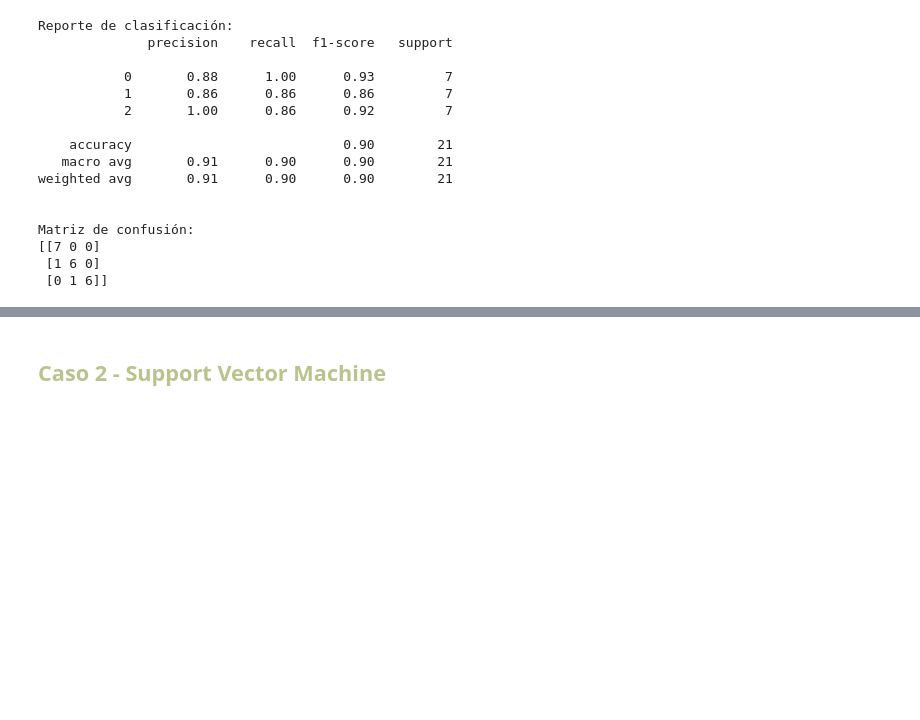
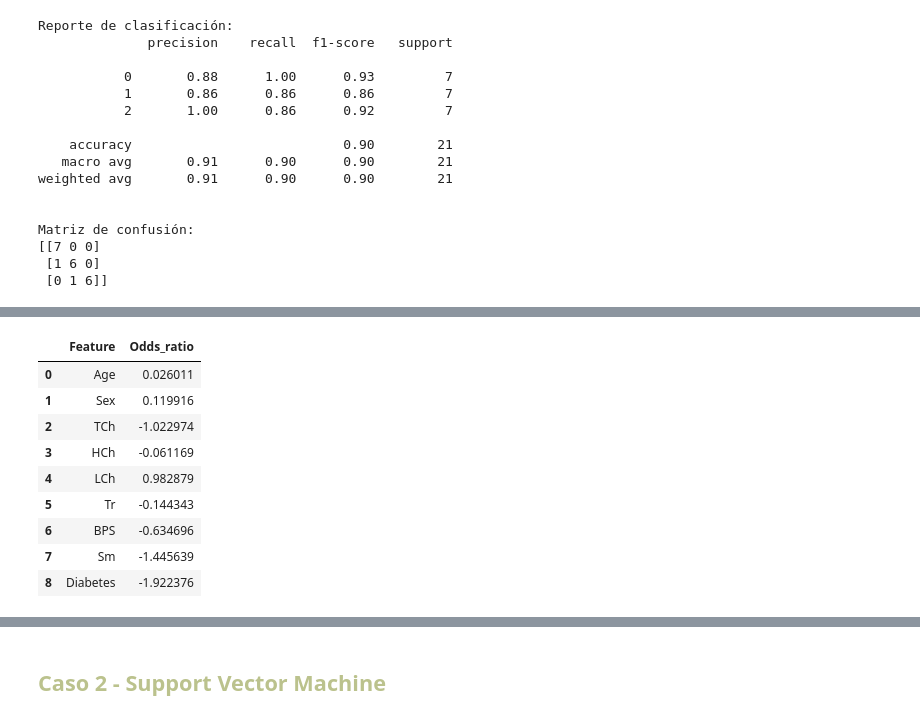
Before and after one commit to Roi-flores13/examen_3_eo, a Jupyter notebook: FINAL.ipynb, the cells around one changed output, grey strips where cells are left out. Saved outputs shown, nothing was run; the diff lists cells and outputs as text; code cells hidden in the pictures; blank space fills up the shorter version.

```diff
--- a/FINAL.ipynb
+++ b/FINAL.ipynb
@@ -311,0 +353,13 @@ Matriz de confusión:
+# %%
+mid_level
+# %% [output]
+|  | Feature | Odds_ratio |
+| 0 | Age | 0.026011 |
+| 1 | Sex | 0.119916 |
+| 2 | TCh | -1.022974 |
+| 3 | HCh | -0.061169 |
+| 4 | LCh | 0.982879 |
+| 5 | Tr | -0.144343 |
+| 6 | BPS | -0.634696 |
+| 7 | Sm | -1.445639 |
+| 8 | Diabetes | -1.922376 |
```
Also changed, not shown: parts of 14 cells of this notebook, 1 other file.
